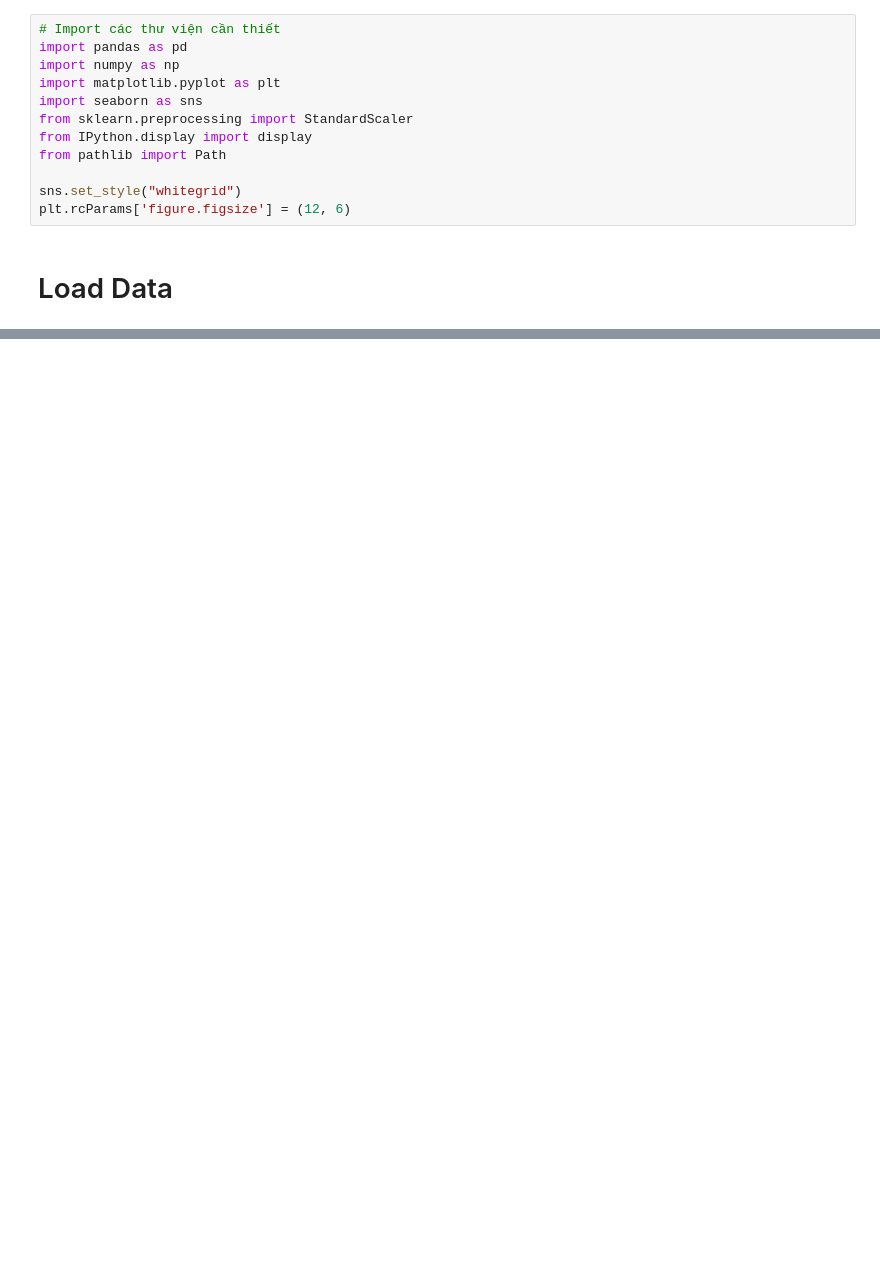
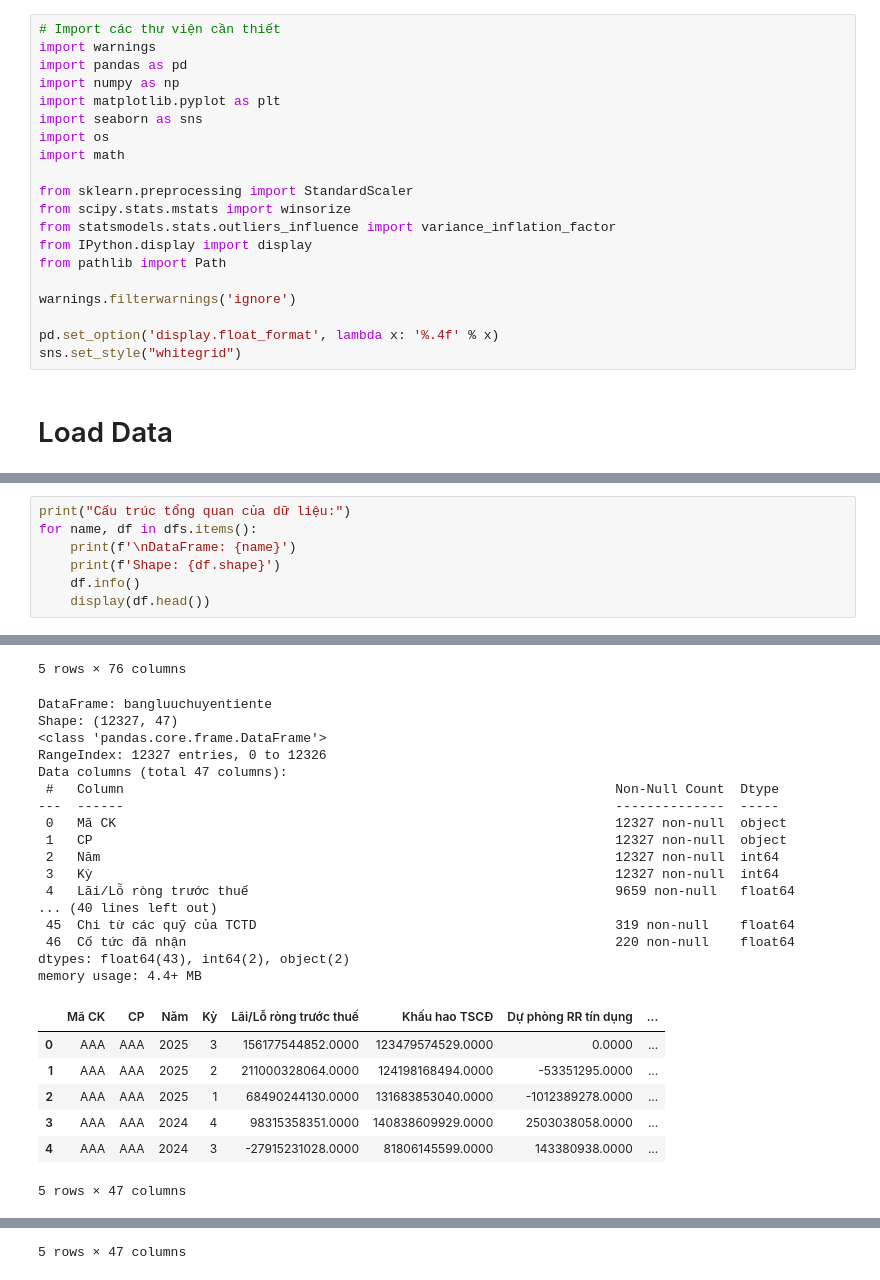
Before and after one commit to callmezuy/hcmus-introds--final-project, a Jupyter notebook: src/notebooks/fa_eda.ipynb, the cells around one changed output, grey strips where cells are left out. Saved outputs shown, nothing was run; the diff lists cells and outputs as text; blank space fills up the shorter version.

```diff
--- a/src/notebooks/fa_eda.ipynb
+++ b/src/notebooks/fa_eda.ipynb
@@ -2,16 +2,24 @@
 # Import
 # %%
 # Import các thư viện cần thiết
+import warnings
 import pandas as pd
 import numpy as np
 import matplotlib.pyplot as plt
 import seaborn as sns
+import os
+import math
+
 from sklearn.preprocessing import StandardScaler
+from scipy.stats.mstats import winsorize
+from statsmodels.stats.outliers_influence import variance_inflation_factor
 from IPython.display import display
 from pathlib import Path
 
+warnings.filterwarnings('ignore')
+
+pd.set_option('display.float_format', lambda x: '%.4f' % x)
 sns.set_style("whitegrid")
-plt.rcParams['figure.figsize'] = (12, 6)
 # %% [markdown]
 # Load Data
 # %%
@@ -48,0 +51,8 @@ Loaded baocaotaichinh.csv
+# %%
+print("Cấu trúc tổng quan của dữ liệu:")
+for name, df in dfs.items():
+	print(f'\nDataFrame: {name}')
+	print(f'Shape: {df.shape}')
+	df.info()
+	display(df.head())
+# %% [output]
@@ -48,0 +82,25 @@ Loaded baocaotaichinh.csv
+5 rows × 76 columns
+DataFrame: bangluuchuyentiente
+Shape: (12327, 47)
+<class 'pandas.core.frame.DataFrame'>
+RangeIndex: 12327 entries, 0 to 12326
+Data columns (total 47 columns):
+ #   Column                                                               Non-Null Count  Dtype
+---  ------                                                               --------------  -----
+ 0   Mã CK                                                                12327 non-null  object
+ 1   CP                                                                   12327 non-null  object
+ 2   Năm                                                                  12327 non-null  int64
+ 3   Kỳ                                                                   12327 non-null  int64
+ 4   Lãi/Lỗ ròng trước thuế                                               9659 non-null   float64
+... (40 lines left out)
+ 45  Chi từ các quỹ của TCTD                                              319 non-null    float64
+ 46  Cố tức đã nhận                                                       220 non-null    float64
+dtypes: float64(43), int64(2), object(2)
+memory usage: 4.4+ MB
+|  | Mã CK | CP | Năm | Kỳ | Lãi/Lỗ ròng trước thuế | Khấu hao TSCĐ | Dự phòng RR tín dụng | ... |
+| 0 | AAA | AAA | 2025 | 3 | 156177544852.0000 | 123479574529.0000 | 0.0000 | ... |
+| 1 | AAA | AAA | 2025 | 2 | 211000328064.0000 | 124198168494.0000 | -53351295.0000 | ... |
+| 2 | AAA | AAA | 2025 | 1 | 68490244130.0000 | 131683853040.0000 | -1012389278.0000 | ... |
+| 3 | AAA | AAA | 2024 | 4 | 98315358351.0000 | 140838609929.0000 | 2503038058.0000 | ... |
+| 4 | AAA | AAA | 2024 | 3 | -27915231028.0000 | 81806145599.0000 | 143380938.0000 | ... |
+5 rows × 47 columns
@@ -48,0 +130 @@ Loaded baocaotaichinh.csv
+5 rows × 47 columns
```
Also changed, not shown: parts of 26 cells of this notebook, 3 other files.
